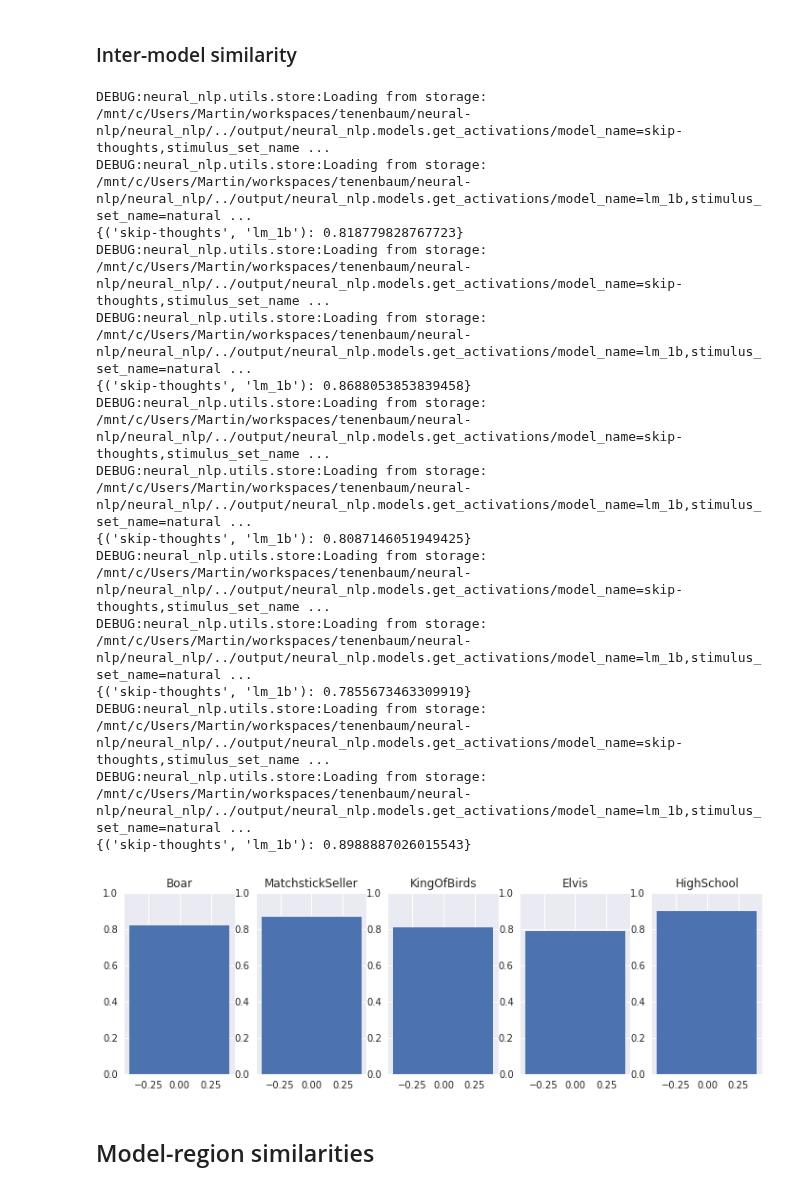
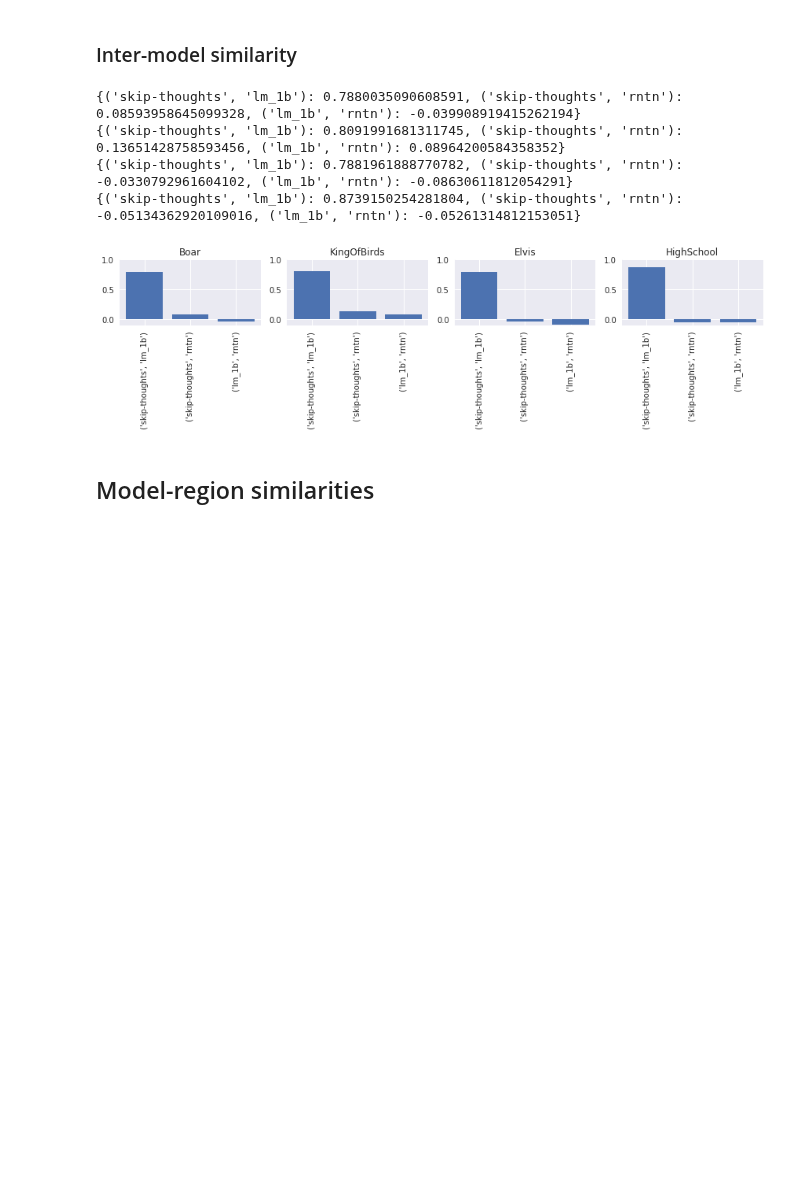
Before and after one commit to mschrimpf/neural-nlp, a Jupyter notebook: results/RDMs.ipynb, the cells around one changed output. Drawn from its saved outputs; the diff is of its cells as text; code cells hidden in the pictures; blank space fills up the shorter version.

```diff
--- a/results/RDMs.ipynb
+++ b/results/RDMs.ipynb
@@ -78,8 +57,8 @@ fig.show()
 ## Models
 # %%
 % env MKL_THREADING_LAYER=GNU
-models = ['skip-thoughts', 'lm_1b']#, 'rntn']
-stories = ['Boar', 'MatchstickSeller', 'KingOfBirds', 'Elvis', 'HighSchool']
+models = ['skip-thoughts', 'lm_1b', 'rntn']
+stories = ['Boar', 'KingOfBirds', 'Elvis', 'HighSchool']
 # %% [output]
 env: MKL_THREADING_LAYER=GNU
 # %% [markdown]
@@ -116,44 +93,37 @@ DEBUG:neural_nlp.utils.store:Loading from storage: /mnt/c/Users/Martin/workspace
 # %%
 import itertools
 import numpy as np
 from mkgu.metrics.rdm import RDM, RDMCorrelationCoefficient
 
 similarity = RDMCorrelationCoefficient()
 model_combinations = list(itertools.combinations(models, 2))
 
 fig, axes = pyplot.subplots(1, len(stories), figsize=(12, 3.5))
 for story, ax in zip(stories, axes):
     scores = {}
-    for models in model_combinations:
-        encodings = (get_activations(model, 'naturalistic-neural-reduced.{}'.format(story)) for model in models)
+    for model_combination in model_combinations:
+        encodings = (get_activations(model, 'naturalistic-neural-reduced.{}'.format(story))
+                     for model in model_combination)
         similarities = [rdm(encoding) for encoding in encodings]
         score = similarity(*similarities, rdm_dim='stimulus')
-        scores[models] = np.asscalar(score.values)
+        scores[model_combination] = np.asscalar(score.values)
     print(scores)
     x, y = list(scores.keys()), list(scores.values())
-    ax.bar(range(len(x)), y)#, tick_label=x)
-    ax.set_ylim(0, 1)
+    ax.bar(range(len(x)), y)
+    ax.set_xticks(range(len(x)))
+    ax.set_xticklabels(list(map(str, x)), rotation='vertical')
+    ax.set_ylim(-.1, 1)
     ax.set_title(story)
+fig.tight_layout()
 fig.show()
 pyplot.savefig('results/scores-intermodel.svg')
 pyplot.savefig('results/scores-intermodel.png')
 # %% [output]
-DEBUG:neural_nlp.utils.store:Loading from storage: /mnt/c/Users/Martin/workspaces/tenenbaum/neural-nlp/neural_nlp/../output/neural_nlp.models.get_activations/model_name=skip-thoughts,stimulus_set_name ...
-DEBUG:neural_nlp.utils.store:Loading from storage: /mnt/c/Users/Martin/workspaces/tenenbaum/neural-nlp/neural_nlp/../output/neural_nlp.models.get_activations/model_name=lm_1b,stimulus_set_name=natural ...
-{('skip-thoughts', 'lm_1b'): 0.818779828767723}
-DEBUG:neural_nlp.utils.store:Loading from storage: /mnt/c/Users/Martin/workspaces/tenenbaum/neural-nlp/neural_nlp/../output/neural_nlp.models.get_activations/model_name=skip-thoughts,stimulus_set_name ...
-DEBUG:neural_nlp.utils.store:Loading from storage: /mnt/c/Users/Martin/workspaces/tenenbaum/neural-nlp/neural_nlp/../output/neural_nlp.models.get_activations/model_name=lm_1b,stimulus_set_name=natural ...
-{('skip-thoughts', 'lm_1b'): 0.8688053853839458}
-DEBUG:neural_nlp.utils.store:Loading from storage: /mnt/c/Users/Martin/workspaces/tenenbaum/neural-nlp/neural_nlp/../output/neural_nlp.models.get_activations/model_name=skip-thoughts,stimulus_set_name ...
-DEBUG:neural_nlp.utils.store:Loading from storage: /mnt/c/Users/Martin/workspaces/tenenbaum/neural-nlp/neural_nlp/../output/neural_nlp.models.get_activations/model_name=lm_1b,stimulus_set_name=natural ...
-{('skip-thoughts', 'lm_1b'): 0.8087146051949425}
-DEBUG:neural_nlp.utils.store:Loading from storage: /mnt/c/Users/Martin/workspaces/tenenbaum/neural-nlp/neural_nlp/../output/neural_nlp.models.get_activations/model_name=skip-thoughts,stimulus_set_name ...
-DEBUG:neural_nlp.utils.store:Loading from storage: /mnt/c/Users/Martin/workspaces/tenenbaum/neural-nlp/neural_nlp/../output/neural_nlp.models.get_activations/model_name=lm_1b,stimulus_set_name=natural ...
-{('skip-thoughts', 'lm_1b'): 0.7855673463309919}
-DEBUG:neural_nlp.utils.store:Loading from storage: /mnt/c/Users/Martin/workspaces/tenenbaum/neural-nlp/neural_nlp/../output/neural_nlp.models.get_activations/model_name=skip-thoughts,stimulus_set_name ...
-DEBUG:neural_nlp.utils.store:Loading from storage: /mnt/c/Users/Martin/workspaces/tenenbaum/neural-nlp/neural_nlp/../output/neural_nlp.models.get_activations/model_name=lm_1b,stimulus_set_name=natural ...
-{('skip-thoughts', 'lm_1b'): 0.8988887026015543}
+{('skip-thoughts', 'lm_1b'): 0.7880035090608591, ('skip-thoughts', 'rntn'): 0.08593958645099328, ('lm_1b', 'rntn'): -0.039908919415262194}
+{('skip-thoughts', 'lm_1b'): 0.8091991681311745, ('skip-thoughts', 'rntn'): 0.13651428758593456, ('lm_1b', 'rntn'): 0.08964200584358352}
+{('skip-thoughts', 'lm_1b'): 0.7881961888770782, ('skip-thoughts', 'rntn'): -0.0330792961604102, ('lm_1b', 'rntn'): -0.08630611812054291}
+{('skip-thoughts', 'lm_1b'): 0.8739150254281804, ('skip-thoughts', 'rntn'): -0.05134362920109016, ('lm_1b', 'rntn'): -0.05261314812153051}
-[figure, old version]
+[figure, new version]
 # %% [markdown]
 ## Model-region similarities
 # %%
```
Also changed, not shown: parts of 5 cells of this notebook, 1 other file.
